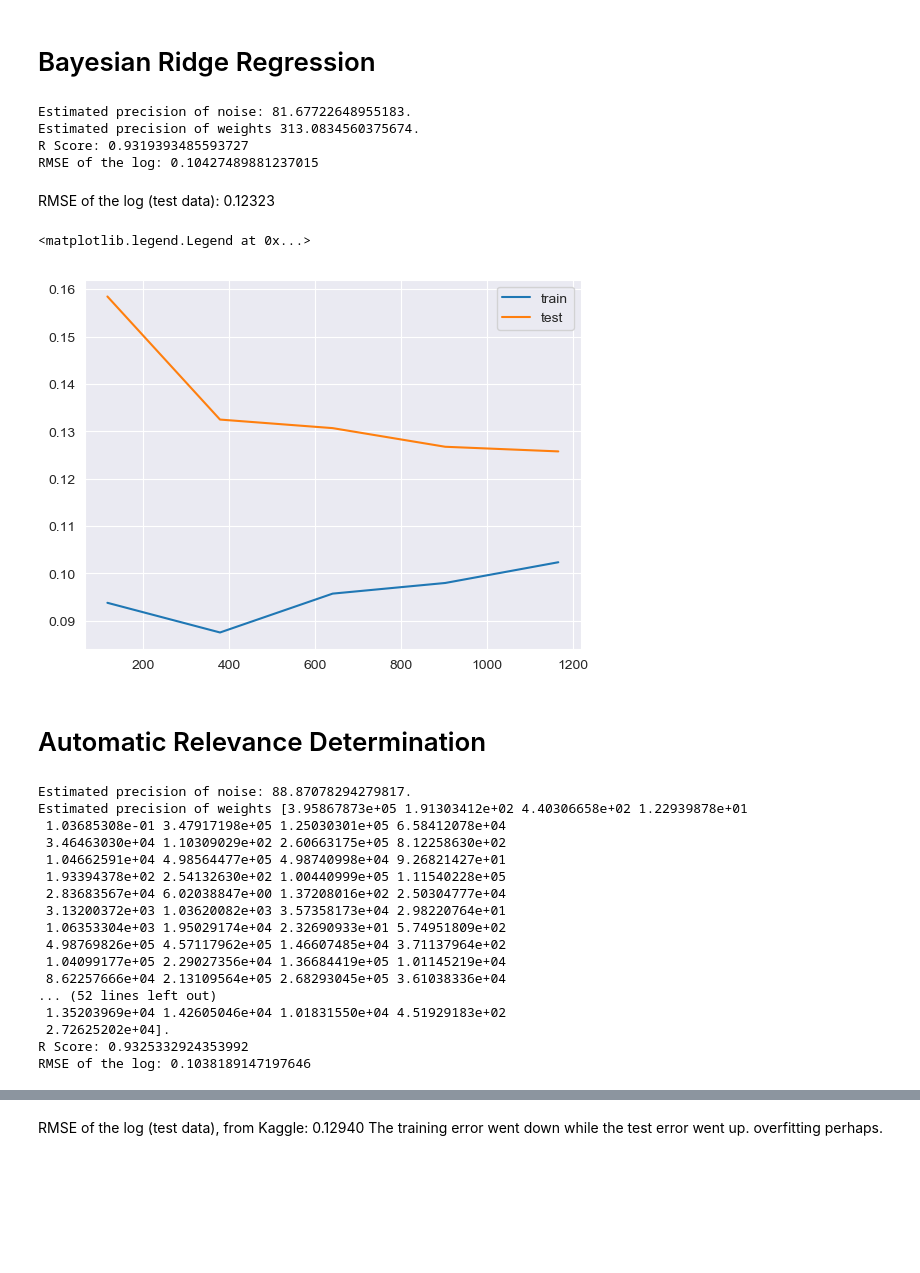
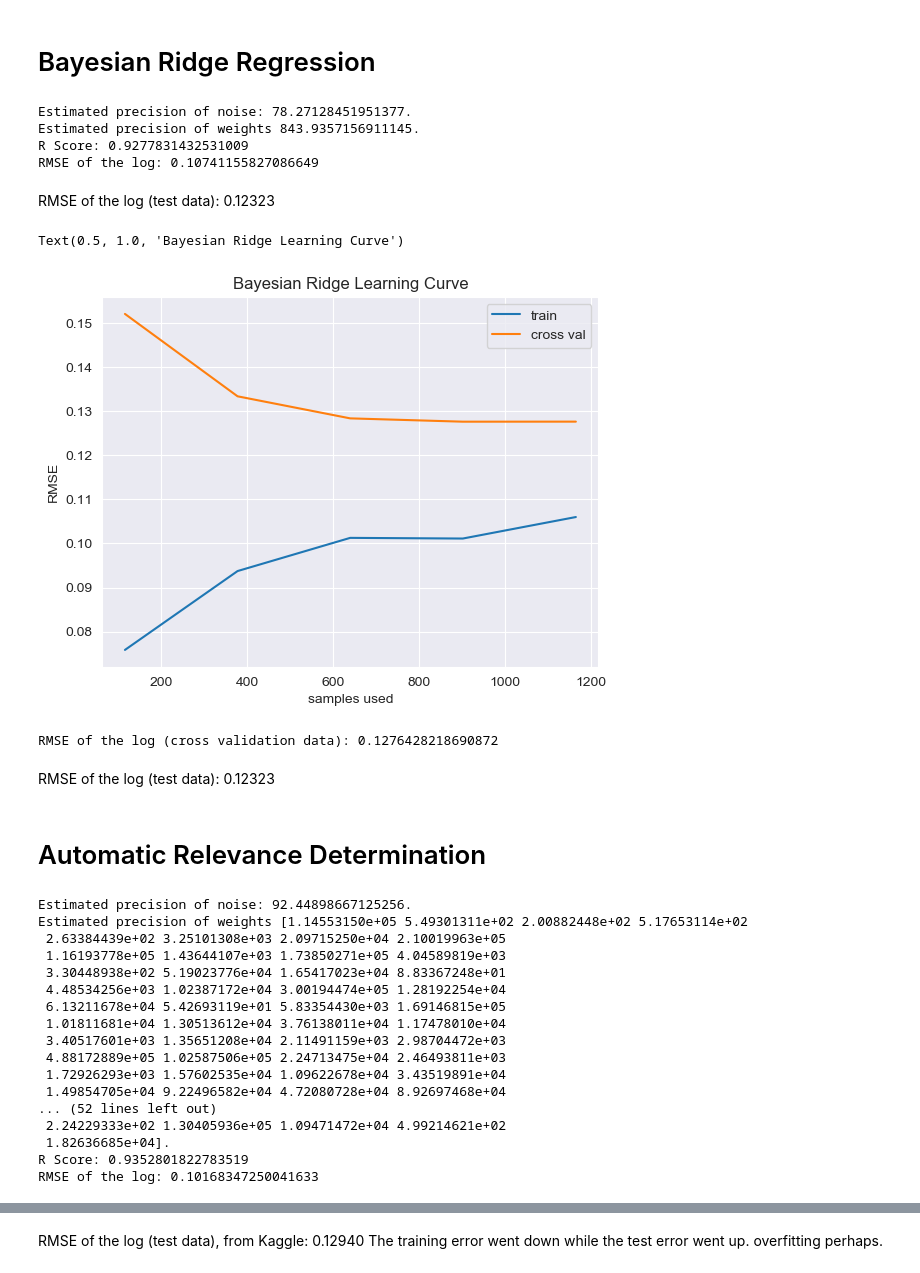
Before and after one commit to MIvanov1216/Ames-housing-prices-analysis, a Jupyter notebook: Housing Prices for Git.ipynb, the cells around one changed output, grey strips where cells are left out. Cells and saved outputs as stored; diff of their text form; code cells hidden in the pictures; blank space fills up the shorter version.

```diff
--- a/Housing Prices for Git.ipynb
+++ b/Housing Prices for Git.ipynb
@@ -350,6 +352,5 @@ for col in num_features:
     if abs(skew(data[col]))>0.5:
         data[col]=np.log1p(data[col])
         skewed.append(col)
-        latestfeat= col
 skewed
 # %% [output]
@@ -381,3 +376,6 @@ len(skewed)
+# %%
+for col in num_features:
+    data[col]=(data[col]-data[col].mean())/data[col].std()
 # %% [markdown]
 # One-hot / get dummies transformation
 # %%
@@ -456,5 +496,5 @@ from sklearn.model_selection import learning_curve
 # %%
-def RMSE(estimator,X,y):
+def RMSE_forscoring(estimator,X,y):
     y_pred=estimator.predict(X)
     err=np.sqrt(metrics.mean_squared_error(y,
                         y_pred))
@@ -569,24 +628,33 @@ print('R Score: '+str(bayes.score(X,y)))
 print('RMSE of the log: ' + str(np.sqrt(metrics.mean_squared_error((y),
                         (y_pred)))))
 # %% [output]
-Estimated precision of noise: 81.67722648955183.
-Estimated precision of weights 313.0834560375674.
-R Score: 0.9319393485593727
-RMSE of the log: 0.10427489881237015
+Estimated precision of noise: 78.27128451951377.
+Estimated precision of weights 843.9357156911145.
+R Score: 0.9277831432531009
+RMSE of the log: 0.10741155827086649
 # %% [markdown]
 RMSE of the log (test data): 0.12323
 # %%
-iter, train_scores, crossval_scores = learning_curve(bayes,X,y,cv=5,scoring=RMSE)
+iter, train_scores, crossval_scores = learning_curve(bayes,X,y,cv=5,scoring=RMSE_forscoring)
 
 train_scores_mean=train_scores.mean(axis=1)
 crossval_scores_mean=crossval_scores.mean(axis=1)
 
 sns.lineplot(x=iter,y=train_scores_mean)
-sns.lineplot(x=iter,y=test_scores_mean)
-plt.legend(['train','test'])
+sns.lineplot(x=iter,y=crossval_scores_mean)
+plt.legend(['train','cross val'])
+plt.xlabel('samples used')
+plt.ylabel('RMSE')
+plt.title('Bayesian Ridge Learning Curve')
 # %% [output]
-<matplotlib.legend.Legend at 0x...>
+Text(0.5, 1.0, 'Bayesian Ridge Learning Curve')
-[figure, old version]
+[figure, new version]
+# %%
+print('RMSE of the log (cross validation data): ' + str(crossval_scores_mean[-1]))
+# %% [output]
+RMSE of the log (cross validation data): 0.1276428218690872
+# %% [markdown]
+RMSE of the log (test data): 0.12323
 # %% [markdown]
 # Automatic Relevance Determination
 # %%
@@ -601,21 +669,21 @@ print('R Score: '+str(ARD.score(X,y)))
 print('RMSE of the log: ' + str(np.sqrt(metrics.mean_squared_error((y),
                         (y_pred)))))
 # %% [output]
-Estimated precision of noise: 88.87078294279817.
-Estimated precision of weights [3.95867873e+05 1.91303412e+02 4.40306658e+02 1.22939878e+01
- 1.03685308e-01 3.47917198e+05 1.25030301e+05 6.58412078e+04
- 3.46463030e+04 1.10309029e+02 2.60663175e+05 8.12258630e+02
- 1.04662591e+04 4.98564477e+05 4.98740998e+04 9.26821427e+01
- 1.93394378e+02 2.54132630e+02 1.00440999e+05 1.11540228e+05
- 2.83683567e+04 6.02038847e+00 1.37208016e+02 2.50304777e+04
- 3.13200372e+03 1.03620082e+03 3.57358173e+04 2.98220764e+01
- 1.06353304e+03 1.95029174e+04 2.32690933e+01 5.74951809e+02
- 4.98769826e+05 4.57117962e+05 1.46607485e+04 3.71137964e+02
- 1.04099177e+05 2.29027356e+04 1.36684419e+05 1.01145219e+04
- 8.62257666e+04 2.13109564e+05 2.68293045e+05 3.61038336e+04
+Estimated precision of noise: 92.44898667125256.
+Estimated precision of weights [1.14553150e+05 5.49301311e+02 2.00882448e+02 5.17653114e+02
+ 2.63384439e+02 3.25101308e+03 2.09715250e+04 2.10019963e+05
+ 1.16193778e+05 1.43644107e+03 1.73850271e+05 4.04589819e+03
+ 3.30448938e+02 5.19023776e+04 1.65417023e+04 8.83367248e+01
+ 4.48534256e+03 1.02387172e+04 3.00194474e+05 1.28192254e+04
+ 6.13211678e+04 5.42693119e+01 5.83354430e+03 1.69146815e+05
+ 1.01811681e+04 1.30513612e+04 3.76138011e+04 1.17478010e+04
+ 3.40517601e+03 1.35651208e+04 2.11491159e+03 2.98704472e+03
+ 4.88172889e+05 1.02587506e+05 2.24713475e+04 2.46493811e+03
+ 1.72926293e+03 1.57602535e+04 1.09622678e+04 3.43519891e+04
+ 1.49854705e+04 9.22496582e+04 4.72080728e+04 8.92697468e+04
 ... (52 lines left out)
- 1.35203969e+04 1.42605046e+04 1.01831550e+04 4.51929183e+02
- 2.72625202e+04].
-R Score: 0.9325332924353992
-RMSE of the log: 0.1038189147197646
+ 2.24229333e+02 1.30405936e+05 1.09471472e+04 4.99214621e+02
+ 1.82636685e+04].
+R Score: 0.9352801822783519
+RMSE of the log: 0.10168347250041633
 # %%
```
Also changed, not shown: parts of 65 cells of this notebook.
